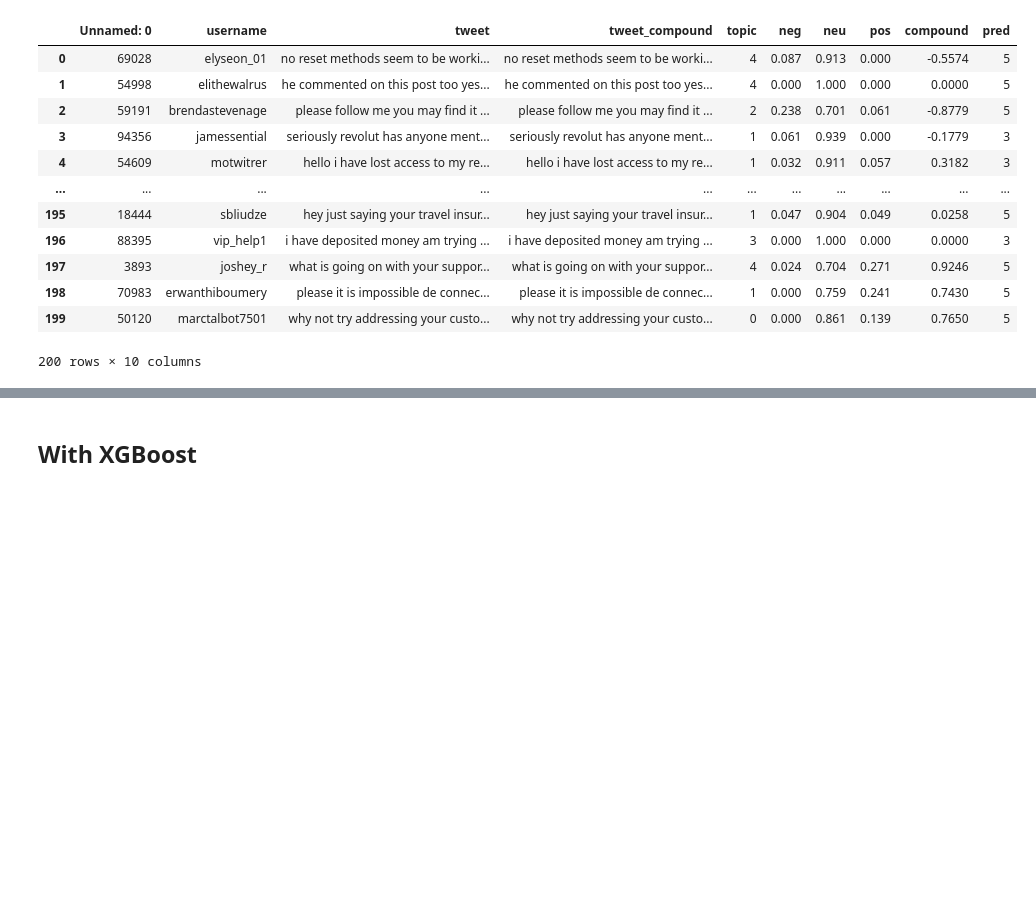
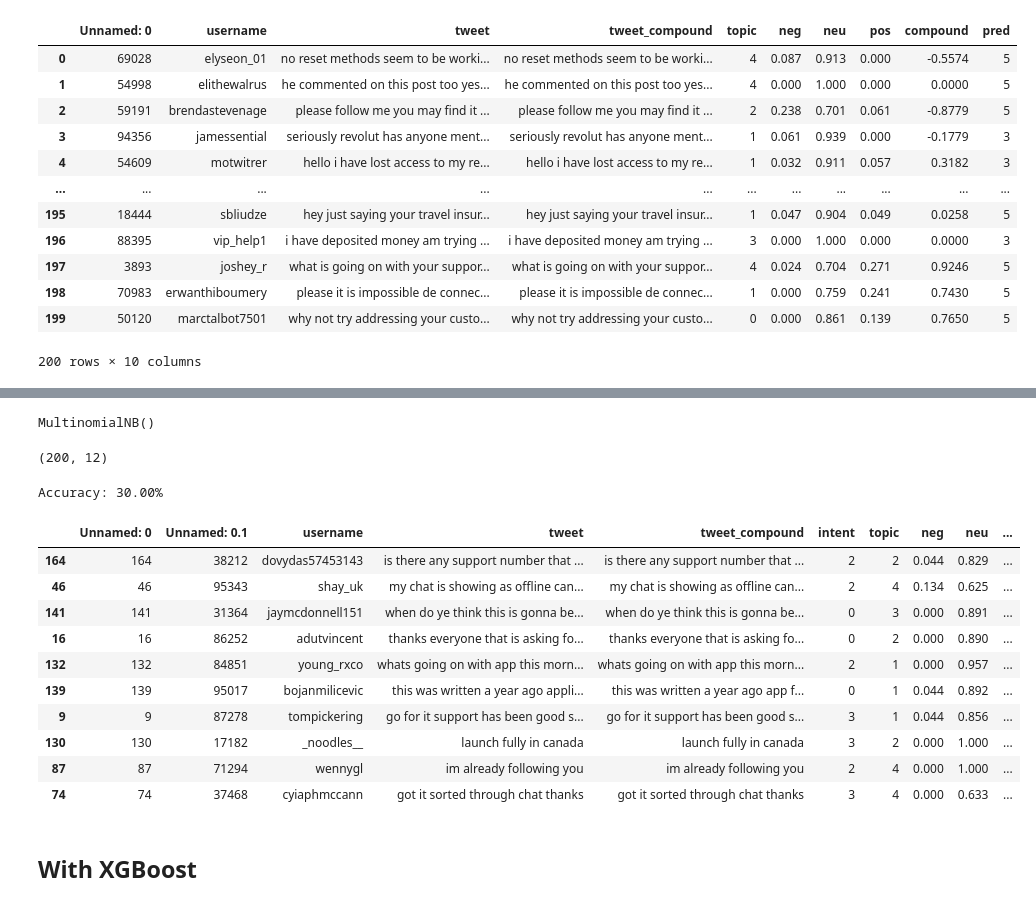
Before and after one commit to tawney-kirkland/04-fletcher, a Jupyter notebook: intent_analysis.ipynb, the cells around one changed output, grey strips where cells are left out. Drawn from its saved outputs; the diff is of its cells as text; code cells hidden in the pictures; blank space fills up the shorter version.

```diff
--- a/intent_analysis.ipynb
+++ b/intent_analysis.ipynb
@@ -109,0 +131,22 @@ df_intent_pred
+# %%
+# creating bag of words model
+cv2 = CountVectorizer(max_features=1100)
+
+X2 = cv2.fit_transform(X_tr2).toarray()
+y2 = y_tr2.iloc[:, 0].values
+
+# fitting naive bayes to the training set
+
+classifier2 = MultinomialNB();
+classifier2.fit(X2, y2)
+# %% [output]
+MultinomialNB()
+# %%
+df_intent_pred2 = pd.read_csv('test_preds7_xgb.csv')
+df_intent_pred2['tweet_compound'] = df_intent_pred2.tweet_compound.map(remove_space)
+df_intent_pred2.shape
+# %% [output]
+(200, 12)
+# %%
+X_test2 = df_intent_pred2['tweet_compound']
+X_t2_2 = cv2.fit_transform(X_test2).toarray()
@@ -110,3 +155,24 @@ df_intent_pred
+# %%
+df_intent_pred2['pred_nb'] =  classifier2.predict(X_t2_2)
+# %%
+accuracy2 = accuracy_score(df_intent_pred2['intent'], y_pred2)
+print("Accuracy: %.2f%%" % (accuracy * 100.0))
+# %% [output]
+Accuracy: 30.00%
+# %%
+df_intent_pred2.sample(10)
+# %% [output]
+|  | Unnamed: 0 | Unnamed: 0.1 | username | tweet | tweet_compound | intent | topic | neg | neu | ... |
+| 164 | 164 | 38212 | dovydas57453143 | is there any support number that ... | is there any support number that ... | 2 | 2 | 0.044 | 0.829 | ... |
+| 46 | 46 | 95343 | shay_uk | my chat is showing as offline can... | my chat is showing as offline can... | 2 | 4 | 0.134 | 0.625 | ... |
+| 141 | 141 | 31364 | jaymcdonnell151 | when do ye think this is gonna be... | when do ye think this is gonna be... | 0 | 3 | 0.000 | 0.891 | ... |
+| 16 | 16 | 86252 | adutvincent | thanks everyone that is asking fo... | thanks everyone that is asking fo... | 0 | 2 | 0.000 | 0.890 | ... |
+| 132 | 132 | 84851 | young_rxco | whats going on with app this morn... | whats going on with app this morn... | 2 | 1 | 0.000 | 0.957 | ... |
+| 139 | 139 | 95017 | bojanmilicevic | this was written a year ago appli... | this was written a year ago app f... | 0 | 1 | 0.044 | 0.892 | ... |
+| 9 | 9 | 87278 | tompickering | go for it support has been good s... | go for it support has been good s... | 3 | 1 | 0.044 | 0.856 | ... |
+| 130 | 130 | 17182 | _noodles__ | launch fully in canada | launch fully in canada | 3 | 2 | 0.000 | 1.000 | ... |
+| 87 | 87 | 71294 | wennygl | im already following you | im already following you | 2 | 4 | 0.000 | 1.000 | ... |
+| 74 | 74 | 37468 | cyiaphmccann | got it sorted through chat thanks | got it sorted through chat thanks | 3 | 4 | 0.000 | 0.633 | ... |
 # %% [markdown]
 ## With XGBoost
 # %%
```
Also changed, not shown: parts of 17 cells of this notebook.
